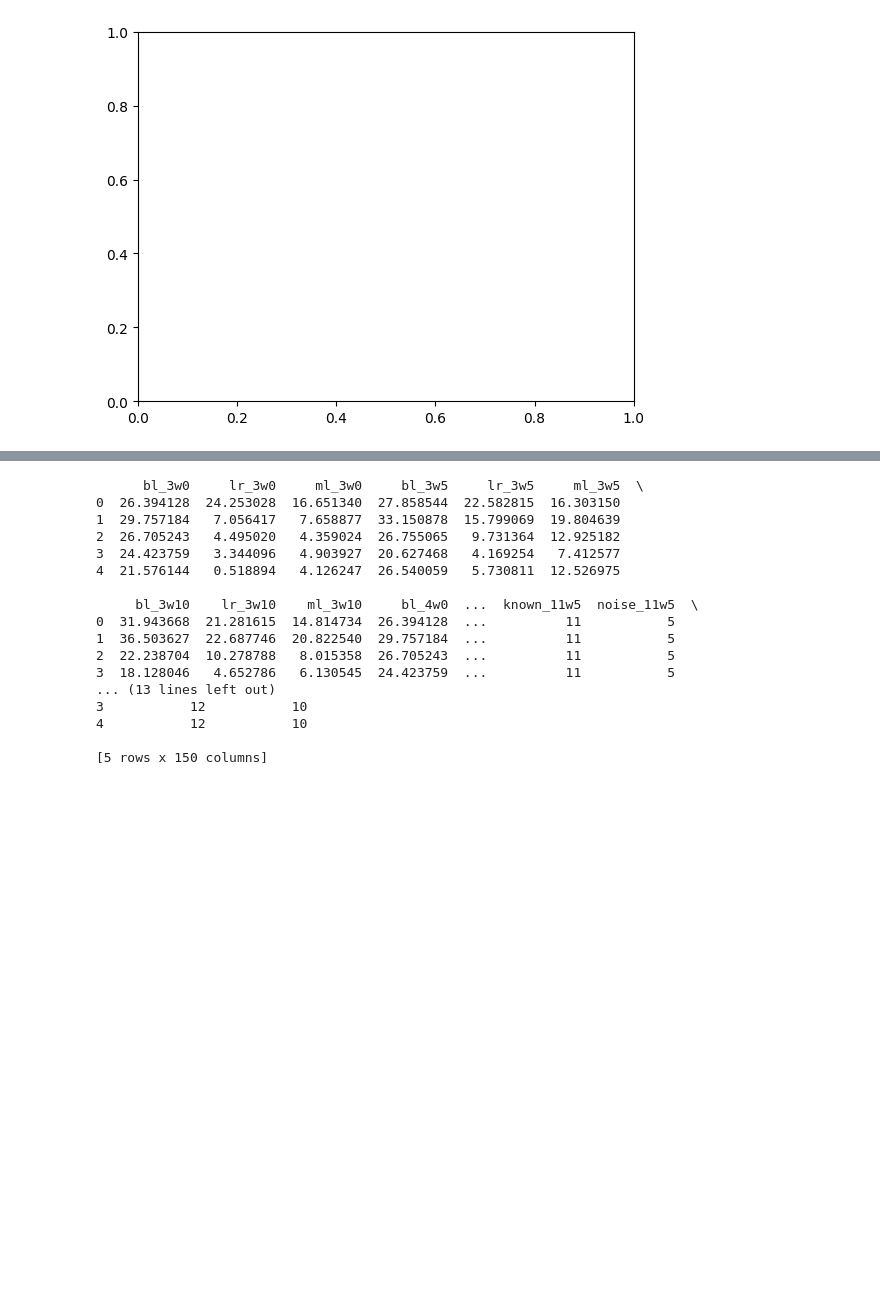
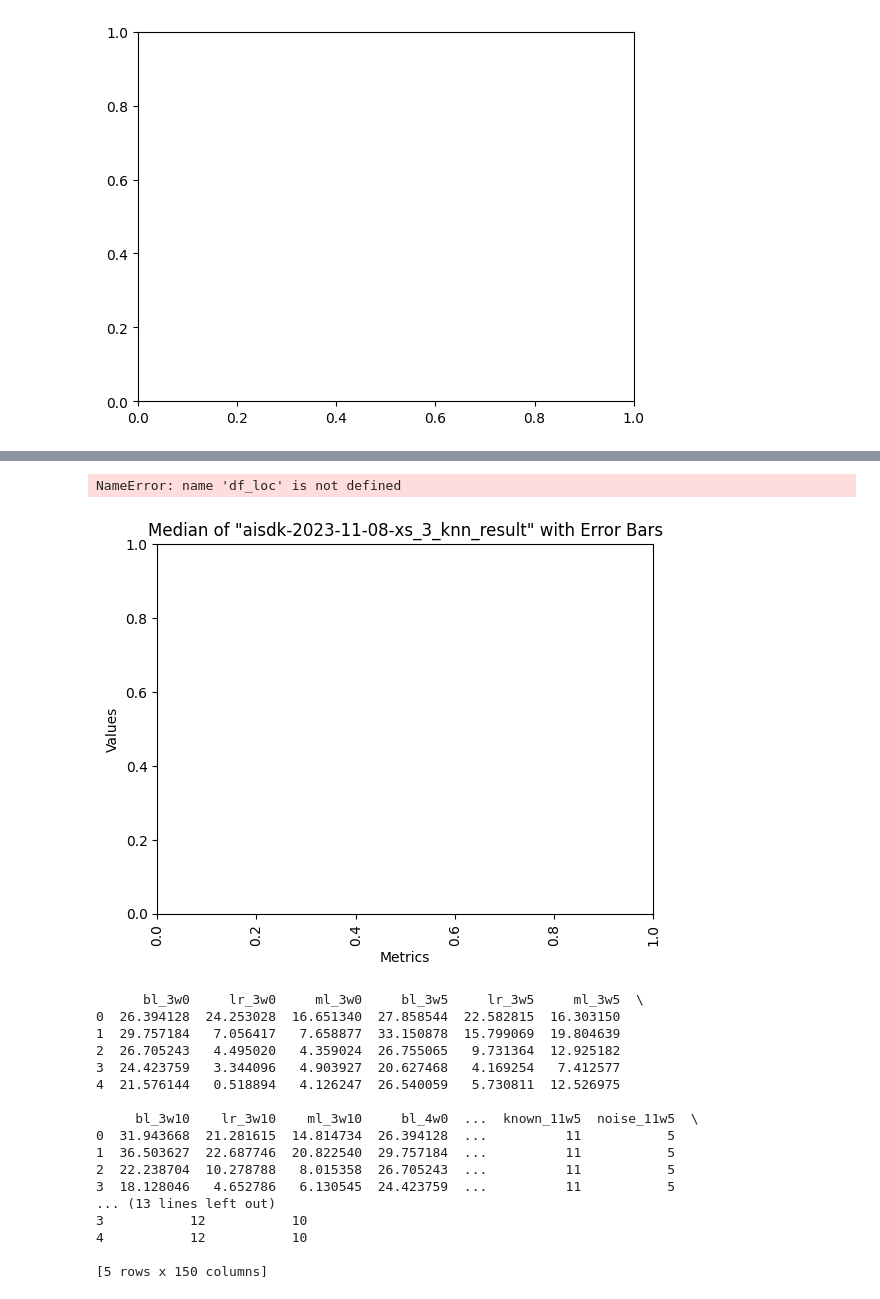
Before and after one commit to SeseRau/py-ma-git, a Jupyter notebook: notebooks/Analyse.ipynb, the cells around one changed output, grey strips where cells are left out. Saved outputs shown, nothing was run; the diff lists cells and outputs as text; code cells hidden in the pictures; blank space fills up the shorter version.

```diff
--- a/notebooks/Analyse.ipynb
+++ b/notebooks/Analyse.ipynb
@@ -802,0 +1065,71 @@ plt.cla()
+# %%
+import numpy as np
+from matplotlib import pyplot as plt
+
+# Calculate the median and standard deviation for error bars
+medians = df_loc.median()
+std_devs = df_loc.std()
+
+# Define colors for each algorithm and noise level
+colors = {'Baseline': 'b', 'Lineare Regression': 'r', 'MLP Regressor': 'hotpink', 'Auto Sklearn': 'goldenrod'}
+markers = {0: 'o', 5: 's', 10: 'p'}
+
+# Plot the medians with error bars in different colors for each noise level
+for noise in [0, 5, 10]:
+    for alg in ['Baseline', 'Lineare Regression', 'MLP Regressor', 'Auto Sklearn']:
+        alg_noise = f"{alg} s = {noise} m"
+        if alg_noise in medians.index:
+            plt.errorbar(medians.index[medians.index.str.contains(alg_noise)],
+                         medians[medians.index.str.contains(alg_noise)],
+                         yerr=std_devs[medians.index.str.contains(alg_noise)],
+                         fmt=markers[noise], ecolor=colors[alg], capsize=5, label=f'{alg} (Noise {noise} m)')
+
+# Set the labels and title
+plt.xlabel('Metrics')
+plt.ylabel('Values')
+plt.title('Median of "aisdk-2023-11-08-xs_3_knn_result" with Error Bars for Different Noise Levels')
+
+# Rotate x-axis labels for better readability
+plt.xticks(rotation=90)
+
+# Show legend
+plt.legend()
+
+# Show the plot
+plt.show()
+# %% [output]
+NameError: name 'df_loc' is not defined
+# %%
+import numpy as np
+from matplotlib import pyplot as plt
+
+# Calculate the median and standard deviation for error bars
+medians = df_loc.median()
+std_devs = df_loc.std()
+
+# Define colors for each algorithm
+colors = {'Baseline s = 0 m': 'b', 'Lineare Regression s = 0 m': 'r', 'MLP Regressor s = 0 m': 'hotpink', 'Auto Sklearn s = 0 m': 'goldenrod'}
+
+# Plot the medians with error bars in different colors
+for alg in alg_def:
+    if alg in medians.index:
+        plt.errorbar(medians.index[medians.index.str.contains(alg)],
+                     medians[medians.index.str.contains(alg)],
+                     yerr=std_devs[medians.index.str.contains(alg)],
+                     fmt='o', ecolor=colors[alg], capsize=5, label=f'Median with Error Bars ({alg})')
+
+# Set the labels and title
+plt.xlabel('Metrics')
+plt.ylabel('Values')
+plt.title('Median of "aisdk-2023-11-08-xs_3_knn_result" with Error Bars')
+
+# Rotate x-axis labels for better readability
+plt.xticks(rotation=90)
+
+# Show legend
+# plt.legend()
+
+# Show the plot
+plt.show()
+# %% [output]
+[figure, added]
```
Also changed, not shown: parts of 17 cells of this notebook, 1 other file.
